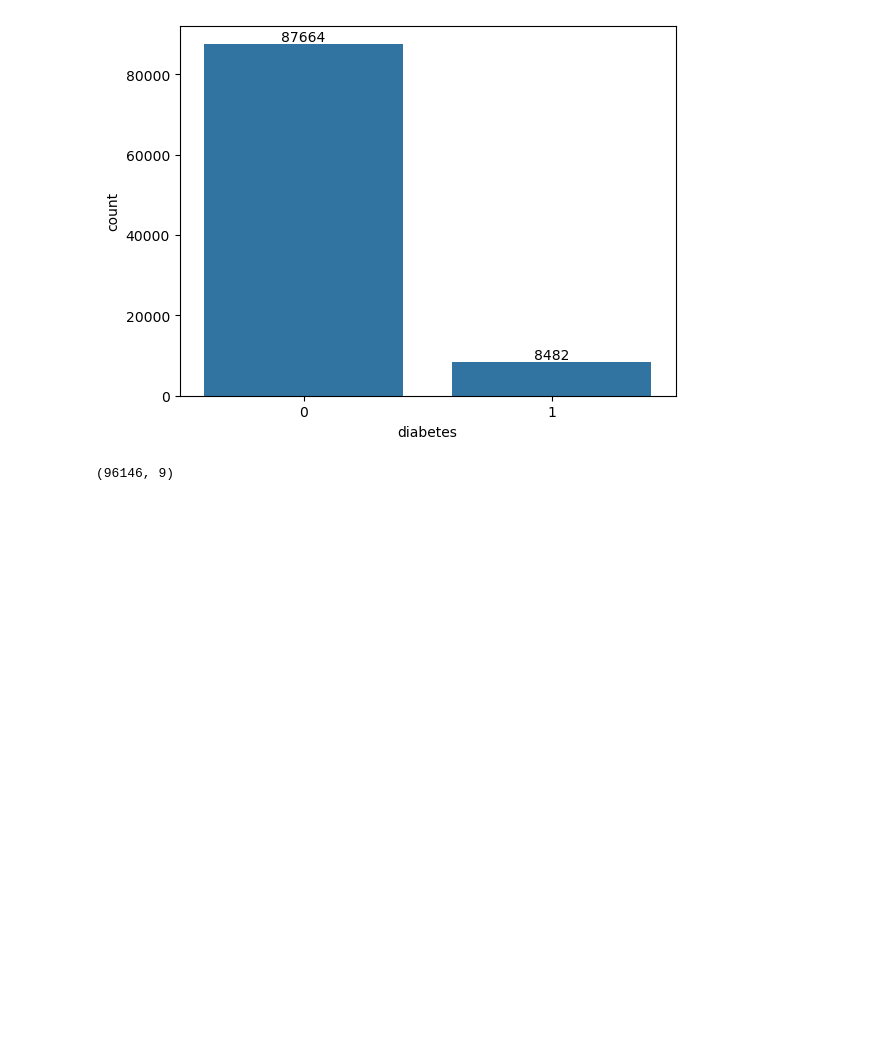
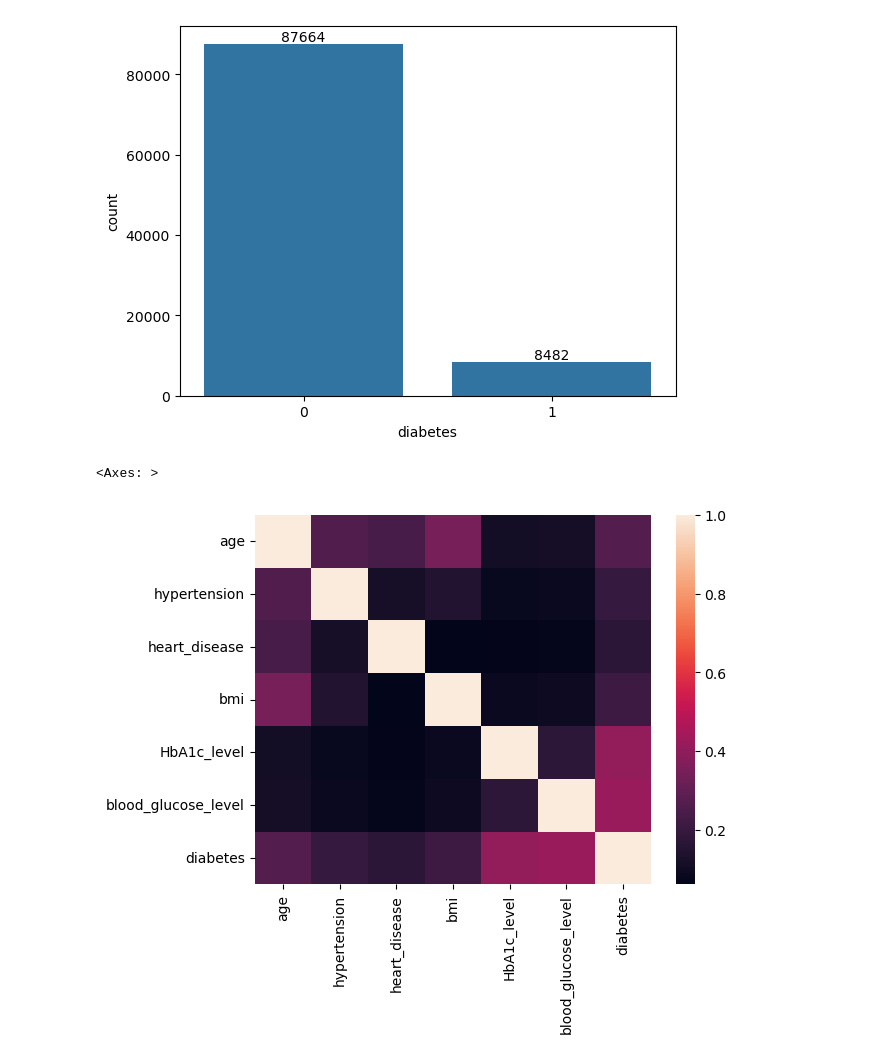
Before and after one commit to shalabhmani2005/Diabetes-prediction, a Jupyter notebook: 02_data cleaning and EDA.ipynb, the cells around one changed output. Saved outputs shown, nothing was run; the diff lists cells and outputs as text; code cells hidden in the pictures; blank space fills up the shorter version.

Commit message:
heatmap

```diff
--- a/02_data cleaning and EDA.ipynb
+++ b/02_data cleaning and EDA.ipynb
@@ -107,8 +107,11 @@ ax.bar_label(ax.containers[0])
 [Text(0, 0, '87664'), Text(0, 0, '8482')]
 [figure]
 # %%
-df.shape
+# heatmap for dataset
+corr=df.corr(numeric_only=True)
+sns.heatmap(corr)
 # %% [output]
-(96146, 9)
+<Axes: >
+[figure, added]
 # %%
 df.to_csv("cleaned_csv")
```
Also changed, not shown: 2 other files.
